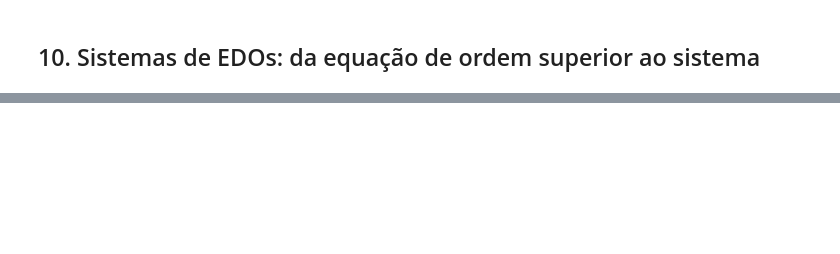
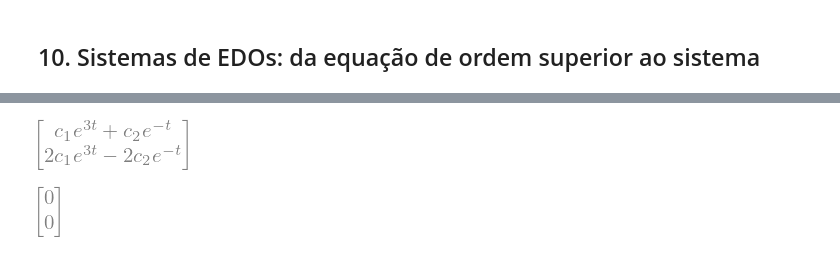
Before and after one commit to tiagoburiol/MatComp_III, a Jupyter notebook: Notebook 10 - Sistemas de EDOs, da ordem superior ao sistema/10_sistemas_de_edos.ipynb, the cells around one changed output, grey strips where cells are left out. Drawn from its saved outputs; the diff is of its cells as text; code cells hidden in the pictures; blank space fills up the shorter version.

```diff
--- a/Notebook 10 - Sistemas de EDOs, da ordem superior ao sistema/10_sistemas_de_edos.ipynb
+++ b/Notebook 10 - Sistemas de EDOs, da ordem superior ao sistema/10_sistemas_de_edos.ipynb
@@ -205,0 +65,7 @@ trajetórias próximas a eles. Eles recebem os nomes de **nós impróprios**, **
+# %%
+# combinação linear das duas soluções
+sol = c1*x1 + c2*x2
+display(sol, residuo(A, sol))
+# %% [output]
+[figure, added]
+[figure, added]
```
Also changed, not shown: parts of 64 cells of this notebook, 4 other files.
